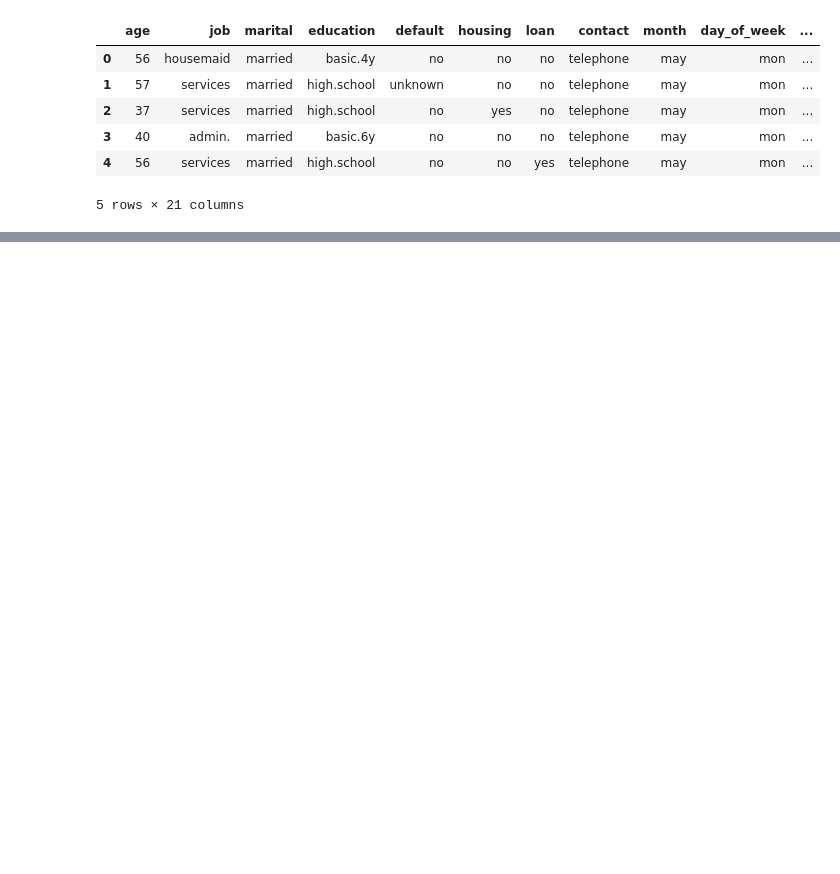
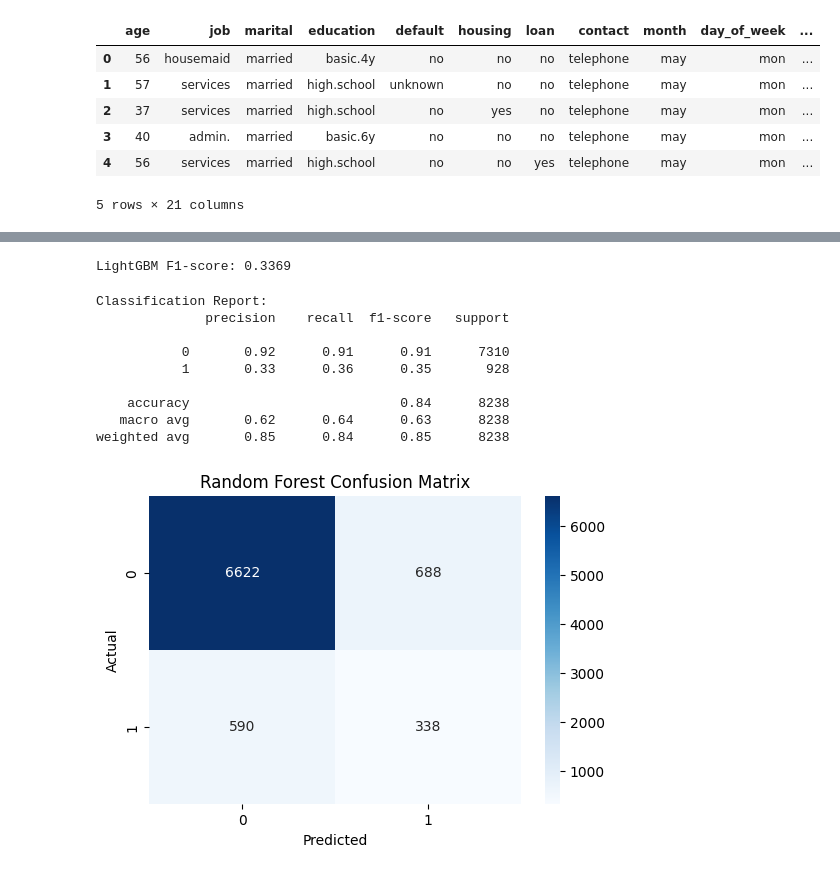
Before and after one commit to MankitWong/Team_ML10, a Jupyter notebook: experiments/experiments.ipynb, the cells around one changed output, grey strips where cells are left out. Saved outputs shown, nothing was run; the diff lists cells and outputs as text; code cells hidden in the pictures; blank space fills up the shorter version.

```diff
--- a/experiments/experiments.ipynb
+++ b/experiments/experiments.ipynb
@@ -52,0 +80,4 @@ model_pipeline = Pipeline([
+# %%
+simple_model_pipeline.fit(X_train, y_train)
+simple_model_score = simple_model_pipeline.score(X_test, y_test)
+print(f"Baseline Logistic Regression Accuracy: {simple_model_score:.4f}")
@@ -52,0 +86,13 @@ model_pipeline = Pipeline([
+# %%
+# Pipeline: Preprocess -> Feature Selection -> Classifier
+model_pipeline = ImbPipeline([
+    ('prep', preprocessor),
+    ('smote', SMOTE(sampling_strategy=0.7, random_state=RANDOM_SEED)),
+    ('clf', RandomForestClassifier(
+        n_estimators=100,
+        max_depth=15,
+        min_samples_split=10,
+        class_weight='balanced_subsample',
+        random_state=RANDOM_SEED))])
+
+model_pipeline
@@ -53,16 +122,53 @@ model_pipeline = Pipeline([
+# %%
+# Create another pipeline with using LightGBM as the classifier (simpler than XGBoost on macOS)
+from lightgbm import LGBMClassifier
+lgb_pipeline = ImbPipeline([
+    ('prep', preprocessor),
+    ('smote', SMOTE(sampling_strategy=0.88, random_state=RANDOM_SEED)),
+    ('clf', LGBMClassifier(
+        n_estimators=100,
+        max_depth=15,
+        min_samples_split=10,
+        scale_pos_weight=0.7,
+        random_state=RANDOM_SEED,
+        verbose=-1))])
+lgb_pipeline.fit(X_train, y_train)
+y_pred_lgb = lgb_pipeline.predict(X_test)
+f1_lgb = f1_score(y_test, y_pred_lgb)
+print(f"LightGBM F1-score: {f1_lgb:.4f}")
+# %% [output]
+LightGBM F1-score: 0.3369
 # %%
-import shap
 
-# Calculate SHAP values
-model_pipeline.fit(X_train, y_train)      # ensure pipeline is trained
-clf = model_pipeline.named_steps['clf']
-explainer = shap.TreeExplainer(clf)      # now clf.estimators_ exists
-X_train_transformed = model_pipeline.named_steps['prep'].transform(X_train)
-# convert sparse matrix to dense array if necessary
-if hasattr(X_train_transformed, "toarray"):
-    X_train_transformed = X_train_transformed.toarray()
-shap_values = explainer.shap_values(X_train_transformed)
+# Save the trained pipeline for later use
+#joblib.dump(model_pipeline, '../models/bank_rf_pipeline.joblib')
 
-# Plot summary
-shap.summary_plot(shap_values, X_train_transformed)
+# KPIs to evaluate on test set, not training set, to get an unbiased estimate of performance
+from sklearn.metrics import classification_report, confusion_matrix
+y_pred = model_pipeline.predict(X_test)
+print("Classification Report:")
+print(classification_report(y_test, y_pred))
+# Plot the confustion matrix for 3 modals as a heatmap for better visualization using seaborn
+import seaborn as sns
+
+# layout 1 row, 3 columns
+
+
+plt.figure(figsize=(6, 4))
+sns.heatmap(confusion_matrix(y_test, y_pred), annot=True, fmt='d', cmap='Blues')
+plt.title('Random Forest Confusion Matrix')
+plt.xlabel('Predicted')
+plt.ylabel('Actual')
+plt.show()
+# %% [output]
+Classification Report:
+              precision    recall  f1-score   support
+
+           0       0.92      0.91      0.91      7310
+           1       0.33      0.36      0.35       928
+
+    accuracy                           0.84      8238
+   macro avg       0.62      0.64      0.63      8238
+weighted avg       0.85      0.84      0.85      8238
+[figure, added]
 # %%
```
Also changed, not shown: parts of 12 cells of this notebook.
